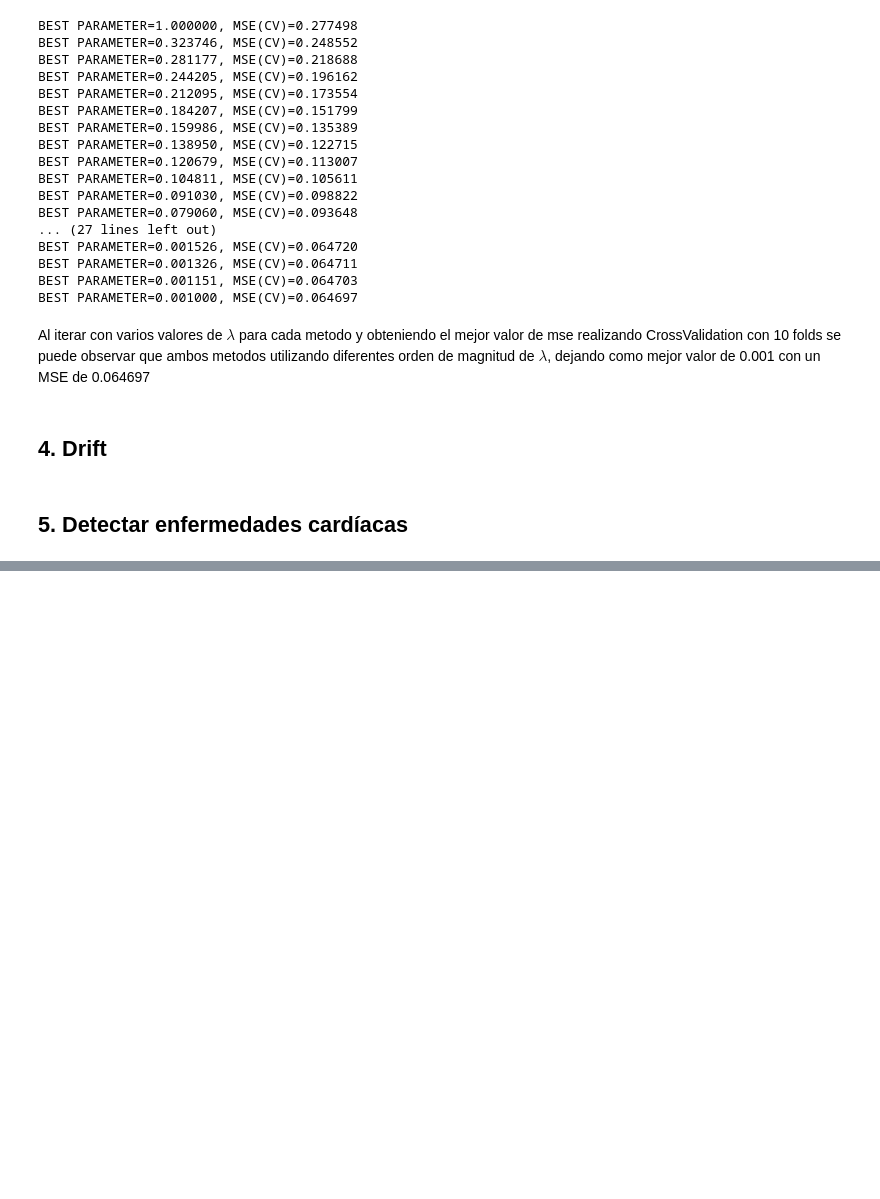
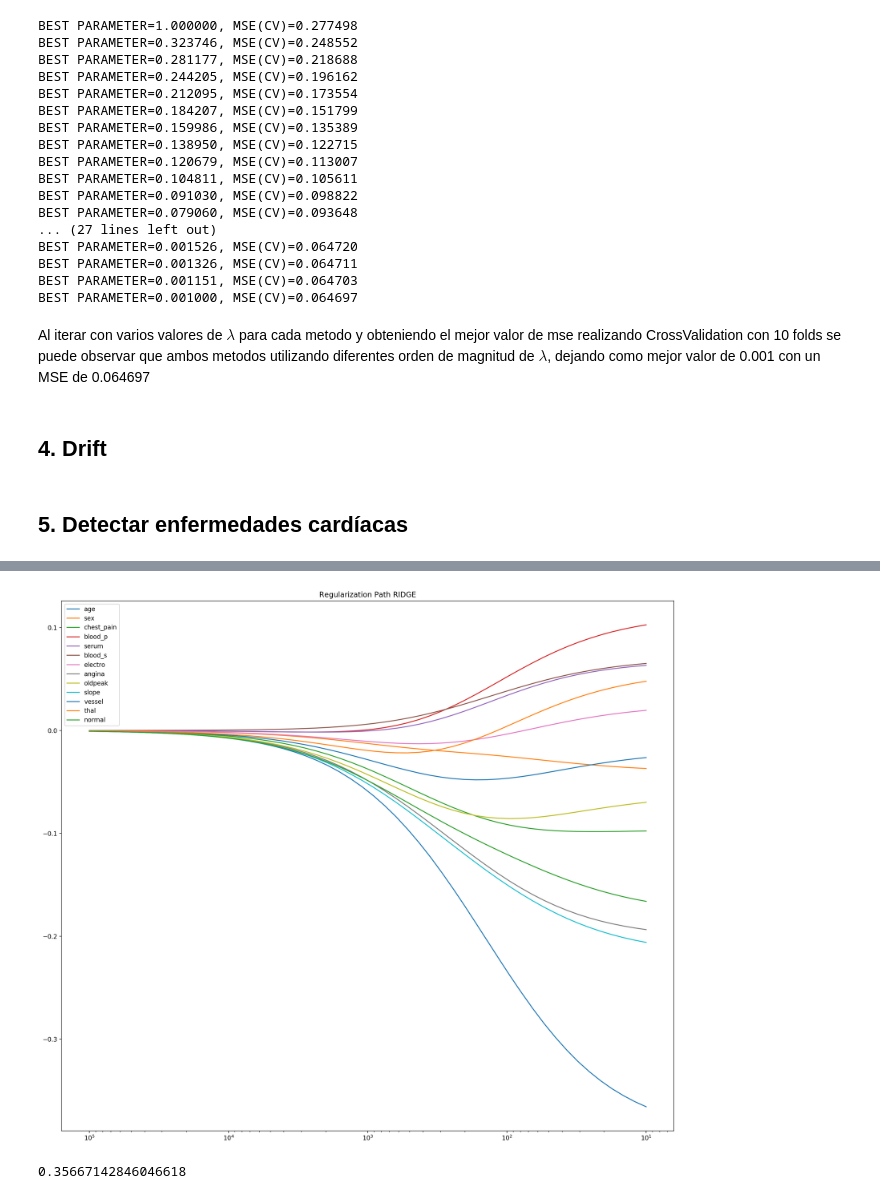
Before and after one commit to Caimapo/MachineLearning2017-02, a Jupyter notebook: Tarea 1 Máquinas de Aprendizaje.ipynb, the cells around one changed output, grey strips where cells are left out. Drawn from its saved outputs; the diff is of its cells as text; code cells hidden in the pictures; blank space fills up the shorter version.

```diff
--- a/Tarea 1 Máquinas de Aprendizaje.ipynb
+++ b/Tarea 1 Máquinas de Aprendizaje.ipynb
@@ -529,0 +573,47 @@ Al iterar con varios valores de $\lambda$ para cada metodo y obteniendo el mejor
+# %%
+#separacion de los datos train,test
+#from sklearn.model_selection import train_test_split
+#train, test = train_test_split(df_scaled, test_size=0.3)
+X2 = df_scaled
+X = X2.drop(['max_heart'], axis=1, inplace=False)
+mascara = np.zeros(len(X))
+limit = int(len(X)*0.7)
+mascara[:limit] = 1
+istrain = mascara== 1
+y = df_scaled['max_heart']
+# %%
+Xtrain = X[istrain]
+ytrain = y[istrain]
+Xtest = X[np.logical_not(istrain)]
+ytest = y[np.logical_not(istrain)]
+# %%
+names_regressors = X.columns
+alphas_ = np.logspace(5,1,base=10)
+coefs = []
+model = Ridge(fit_intercept=True,solver='svd')
+for a in alphas_:
+    model.set_params(alpha=a)
+    model.fit(Xtrain, ytrain)
+    coefs.append(model.coef_)
+plt.figure(figsize = (18, 16),dpi= 200)
+ax = plt.gca()
+for y_arr, label in zip(np.squeeze(coefs).T, names_regressors):
+    plt.plot(alphas_, y_arr, label=label)
+plt.legend()
+ax.set_xscale('log')
+ax.set_xlim(ax.get_xlim()[::-1]) # reverse axis
+plt.title('Regularization Path RIDGE')
+plt.axis('tight')
+plt.legend(loc=2)
+plt.show()
+# %% [output]
+[figure, added]
+# %%
+from sklearn.metrics import accuracy_score
+ypred = model.predict(Xtest)
+#yytest = ytest[0]
+#print "Score:"%(accuracy_score(ypred,ytest.values))
+#accuracy_score(ypred,ytest.values)
+model.score(Xtest, ytest)
+# %% [output]
+0.35667142846046618
```
Also changed, not shown: parts of 8 cells of this notebook, 1 other file.
